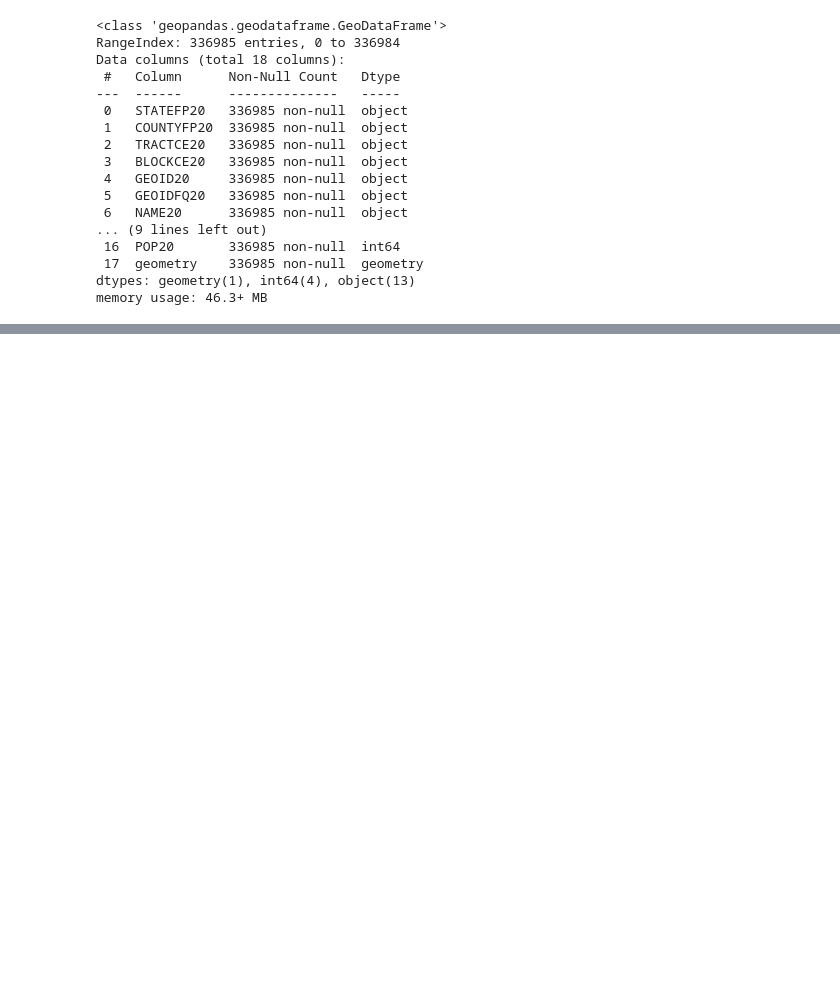
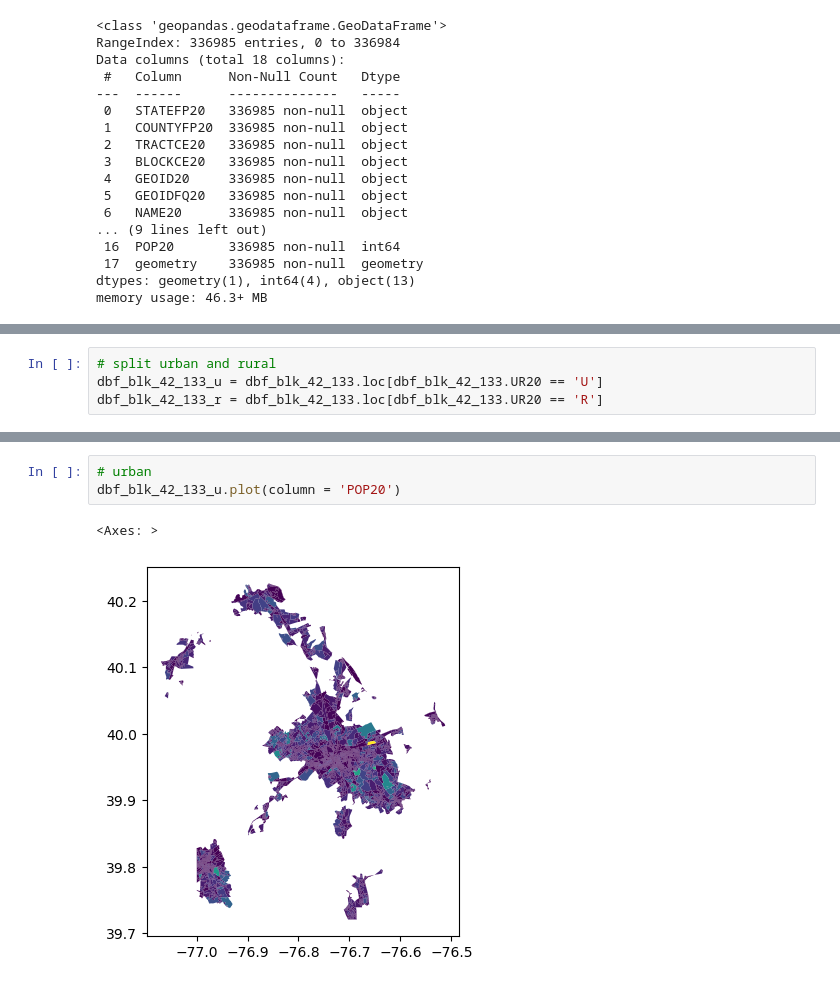
Before and after one commit to tiangenglu/data_visualization, a Jupyter notebook: 2025-02-06_map_01.ipynb, the cells around one changed output, grey strips where cells are left out. Cells and saved outputs as stored; diff of their text form; blank space fills up the shorter version.

```diff
--- a/2025-02-06_map_01.ipynb
+++ b/2025-02-06_map_01.ipynb
@@ -56,0 +95,4 @@ memory usage: 46.3+ MB
+# %%
+# split urban and rural
+dbf_blk_42_133_u = dbf_blk_42_133.loc[dbf_blk_42_133.UR20 == 'U']
+dbf_blk_42_133_r = dbf_blk_42_133.loc[dbf_blk_42_133.UR20 == 'R']
@@ -56,0 +114,6 @@ memory usage: 46.3+ MB
+# %%
+# urban
+dbf_blk_42_133_u.plot(column = 'POP20')
+# %% [output]
+<Axes: >
+[figure, added]
```
Also changed, not shown: parts of 7 cells of this notebook.
